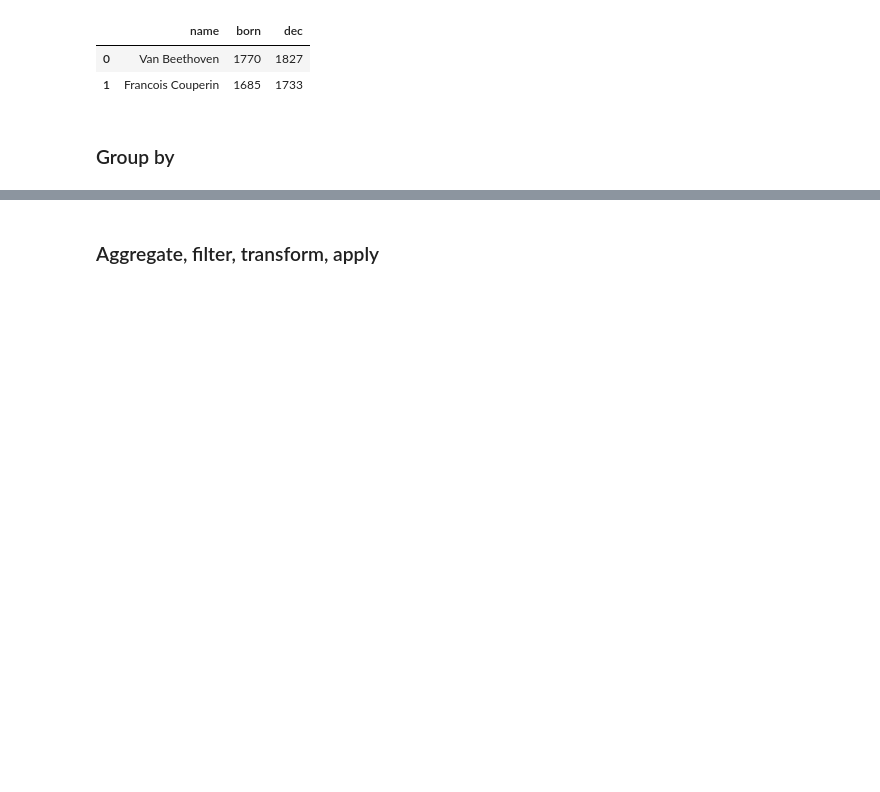
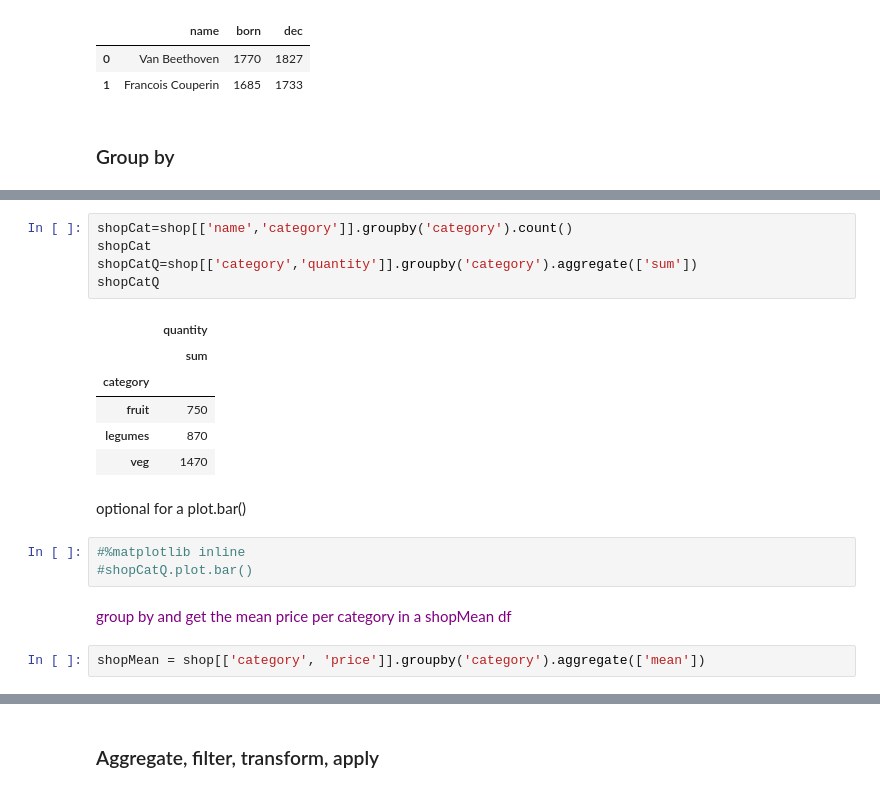
Before and after one commit to chezydan/pytopics, a Jupyter notebook: Pandas.ipynb, the cells around one changed output, grey strips where cells are left out. Drawn from its saved outputs; the diff is of its cells as text; blank space fills up the shorter version.

```diff
--- a/Pandas.ipynb
+++ b/Pandas.ipynb
@@ -299,0 +313,21 @@ noNation.head(2)
+# %%
+shopCat=shop[['name','category']].groupby('category').count()
+shopCat
+shopCatQ=shop[['category','quantity']].groupby('category').aggregate(['sum'])
+shopCatQ
+# %% [output]
+|  | quantity |
+|  | sum |
+| category |  |
+| fruit | 750 |
+| legumes | 870 |
+| veg | 1470 |
+# %% [markdown]
+optional for a plot.bar()
+# %%
+#%matplotlib inline
+#shopCatQ.plot.bar()
+# %% [markdown]
+<p> <span style ="color:purple">group by and get the mean price per category in a shopMean df</span>
+# %%
+shopMean = shop[['category', 'price']].groupby('category').aggregate(['mean'])
```
Also changed, not shown: parts of 7 cells of this notebook, 8 other files.
